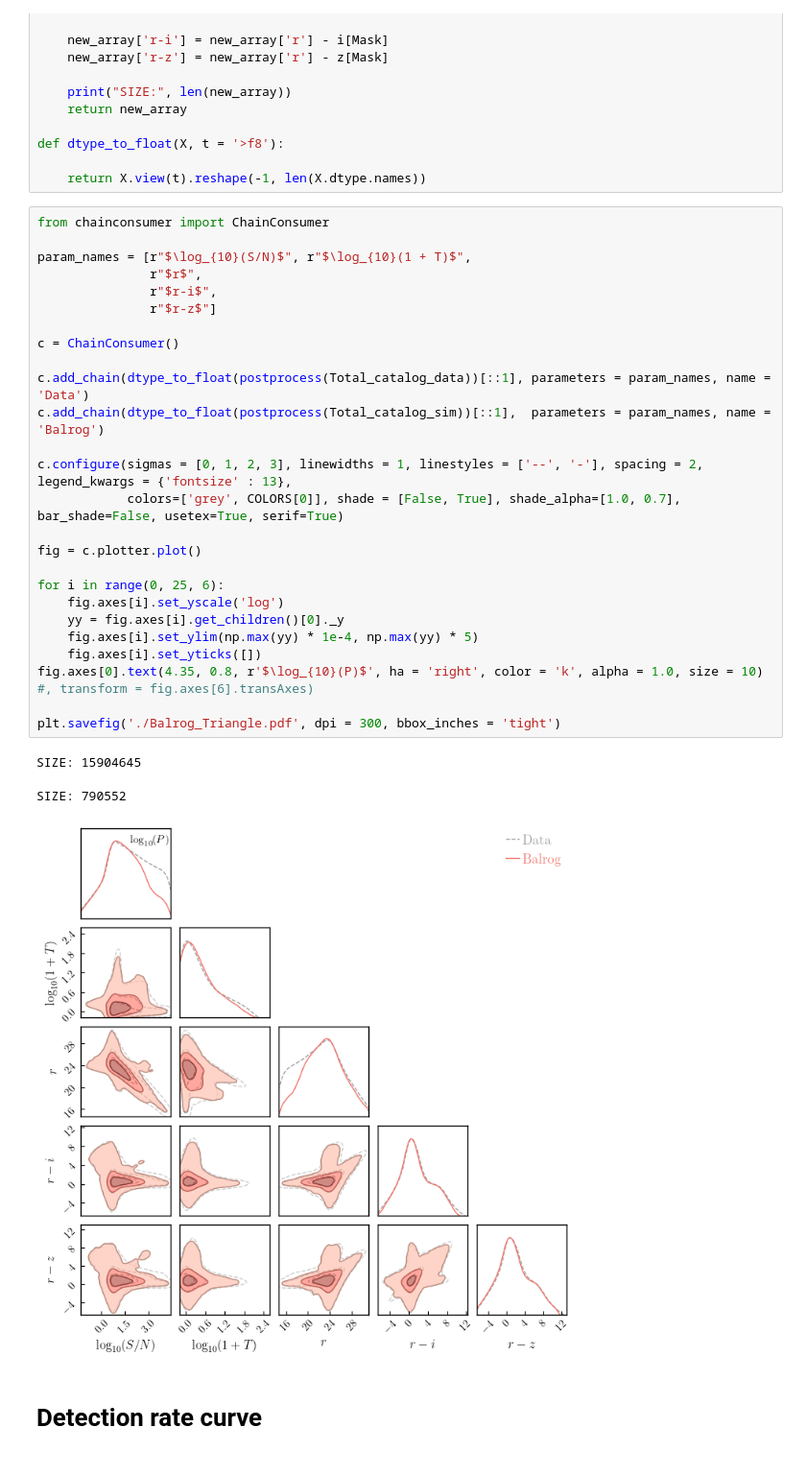
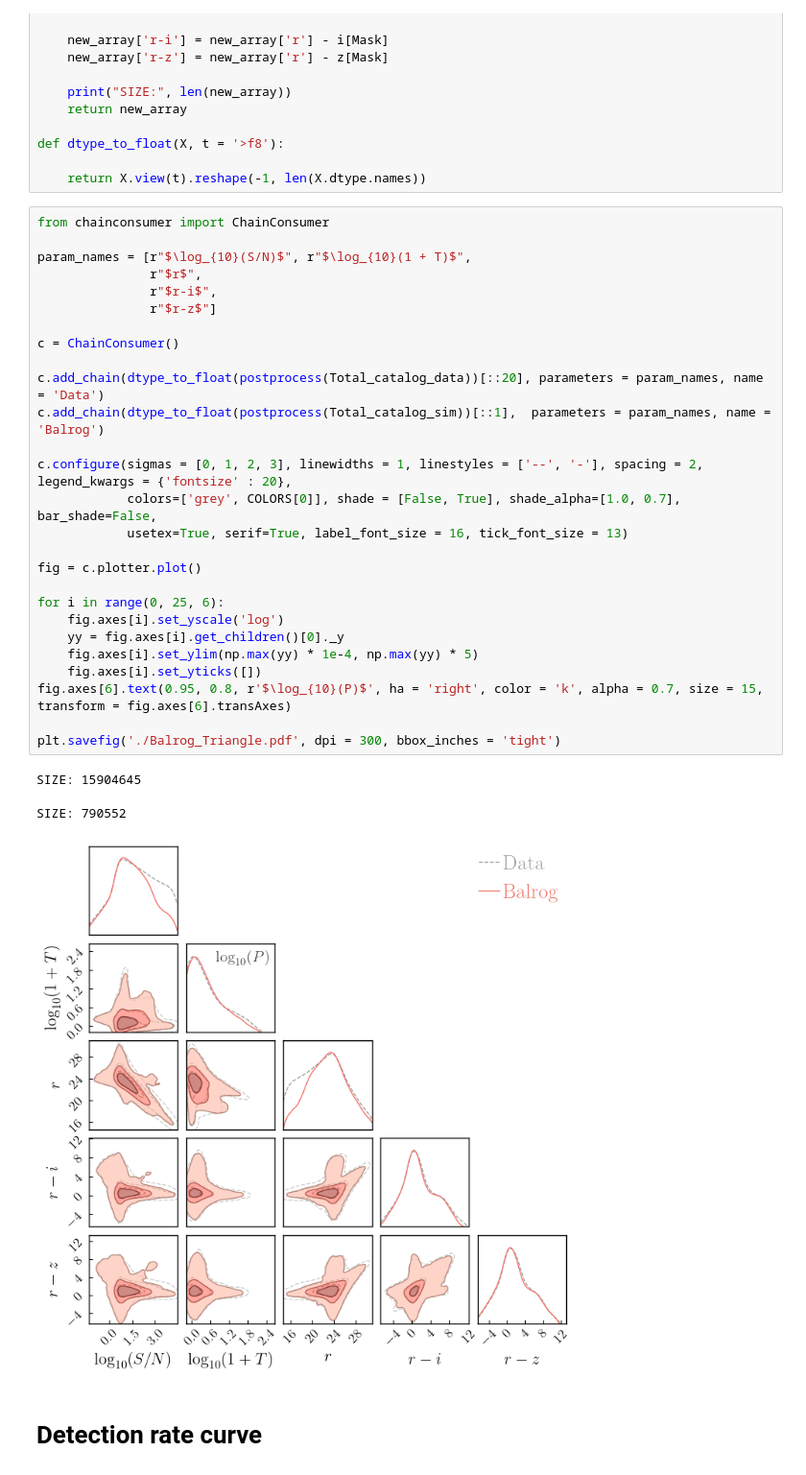
Before and after one commit to DhayaaAnbajagane/CosmicShearPhotoZ, a Jupyter notebook: paper_plots/Balrog.ipynb, the cells around one changed output. Shown: that part at 96% size. Saved outputs shown, nothing was run; the diff lists cells and outputs as text.

Commit message:
Update paper plots

```diff
--- a/paper_plots/Balrog.ipynb
+++ b/paper_plots/Balrog.ipynb
@@ -148,33 +148,34 @@ def dtype_to_float(X, t = '>f8'):
 # %%
 from chainconsumer import ChainConsumer
 
 param_names = [r"$\log_{10}(S/N)$", r"$\log_{10}(1 + T)$",
                r"$r$",
                r"$r-i$",
                r"$r-z$"]
 
 c = ChainConsumer()
 
-c.add_chain(dtype_to_float(postprocess(Total_catalog_data))[::1], parameters = param_names, name = 'Data')
+c.add_chain(dtype_to_float(postprocess(Total_catalog_data))[::20], parameters = param_names, name = 'Data')
 c.add_chain(dtype_to_float(postprocess(Total_catalog_sim))[::1],  parameters = param_names, name = 'Balrog')
 
-c.configure(sigmas = [0, 1, 2, 3], linewidths = 1, linestyles = ['--', '-'], spacing = 2, legend_kwargs = {'fontsize' : 13},
-            colors=['grey', COLORS[0]], shade = [False, True], shade_alpha=[1.0, 0.7], bar_shade=False, usetex=True, serif=True)
+c.configure(sigmas = [0, 1, 2, 3], linewidths = 1, linestyles = ['--', '-'], spacing = 2, legend_kwargs = {'fontsize' : 20},
+            colors=['grey', COLORS[0]], shade = [False, True], shade_alpha=[1.0, 0.7], bar_shade=False,
+            usetex=True, serif=True, label_font_size = 16, tick_font_size = 13)
 
 fig = c.plotter.plot()
 
 for i in range(0, 25, 6):
     fig.axes[i].set_yscale('log')
     yy = fig.axes[i].get_children()[0]._y
     fig.axes[i].set_ylim(np.max(yy) * 1e-4, np.max(yy) * 5)
     fig.axes[i].set_yticks([])
-fig.axes[0].text(4.35, 0.8, r'$\log_{10}(P)$', ha = 'right', color = 'k', alpha = 1.0, size = 10) #, transform = fig.axes[6].transAxes)
+fig.axes[6].text(0.95, 0.8, r'$\log_{10}(P)$', ha = 'right', color = 'k', alpha = 0.7, size = 15, transform = fig.axes[6].transAxes)
 
 plt.savefig('./Balrog_Triangle.pdf', dpi = 300, bbox_inches = 'tight')
 # %% [output]
 SIZE: 15904645
 SIZE: 790552
-[figure, old version]
+[figure, new version]
 # %% [markdown]
 # Detection rate curve
 # %%
```
Also changed, not shown: parts of 3 cells of this notebook, 5 other files.
